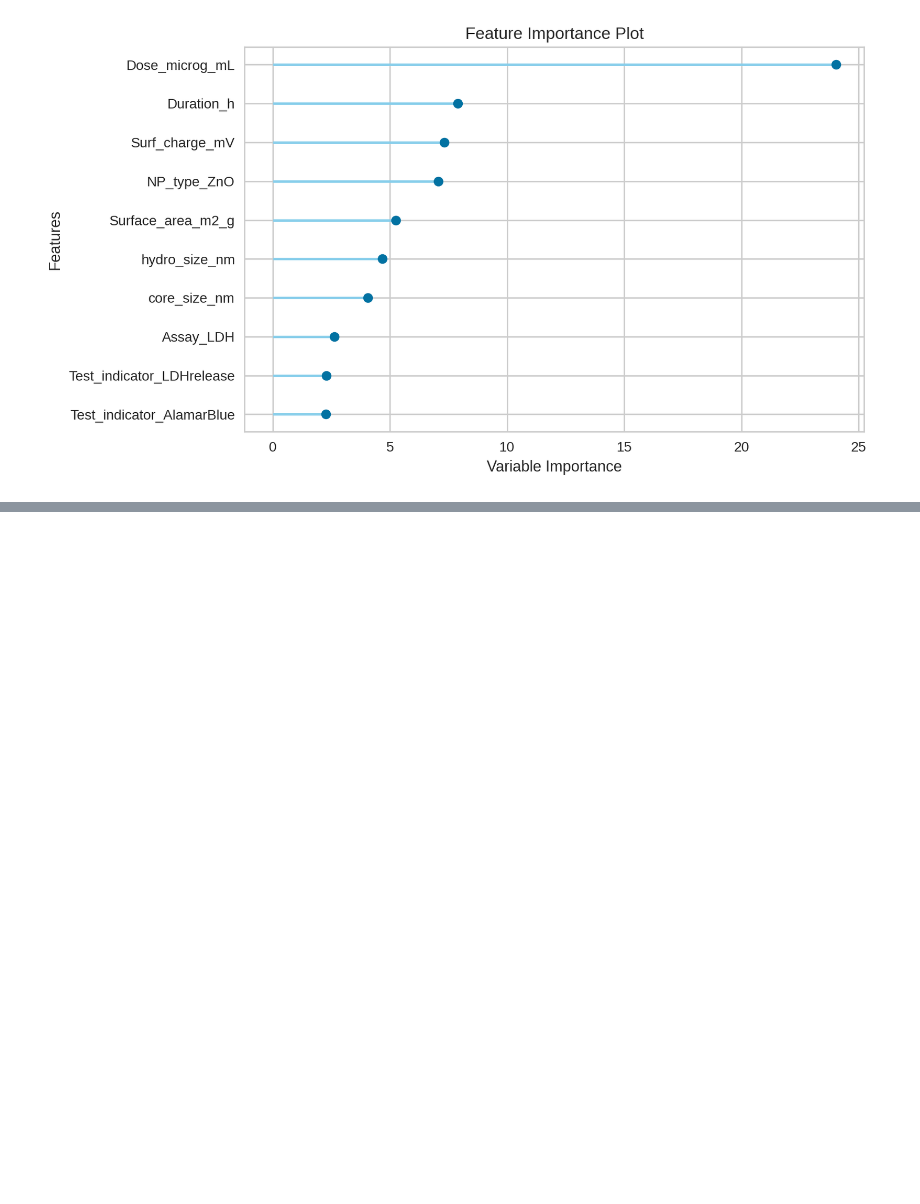
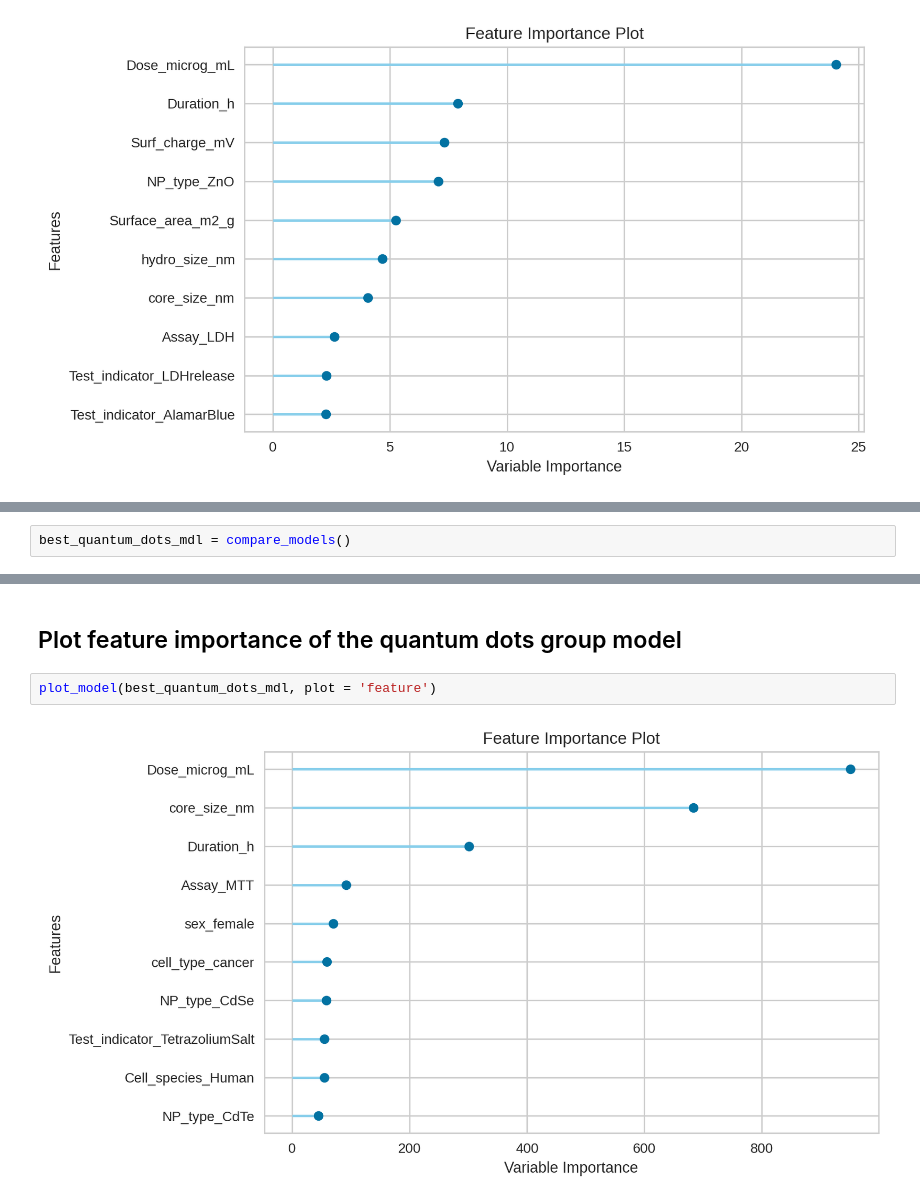
Before and after one commit to ammar257ammar/Nanosafety-ML-pycaret, a Jupyter notebook: analysis.ipynb, the cells around one changed output, grey strips where cells are left out. Saved outputs shown, nothing was run; the diff lists cells and outputs as text; blank space fills up the shorter version.

Commit message:
Add the quantum dots NMs regression model

```diff
--- a/analysis.ipynb
+++ b/analysis.ipynb
@@ -1227,0 +1342,2 @@ plot_model(best_nanotube_mdl, plot = 'feature')
+# %%
+best_quantum_dots_mdl = compare_models()
@@ -1227,0 +1383,6 @@ plot_model(best_nanotube_mdl, plot = 'feature')
+# %% [markdown]
+## Plot feature importance of the quantum dots group model
+# %%
+plot_model(best_quantum_dots_mdl, plot = 'feature')
+# %% [output]
+[figure, added]
```
Also changed, not shown: parts of 58 cells of this notebook.
